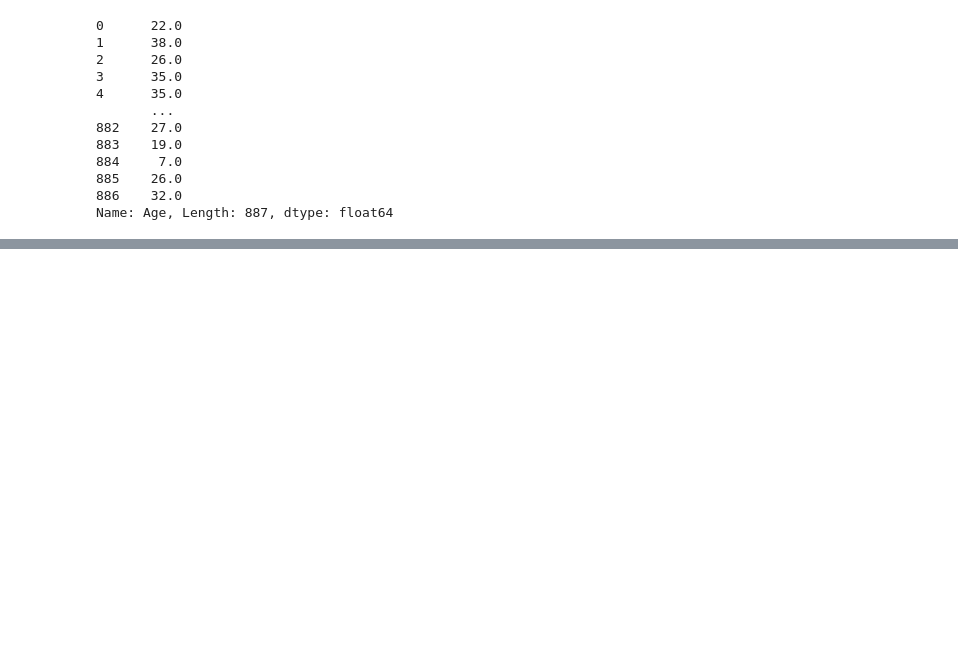
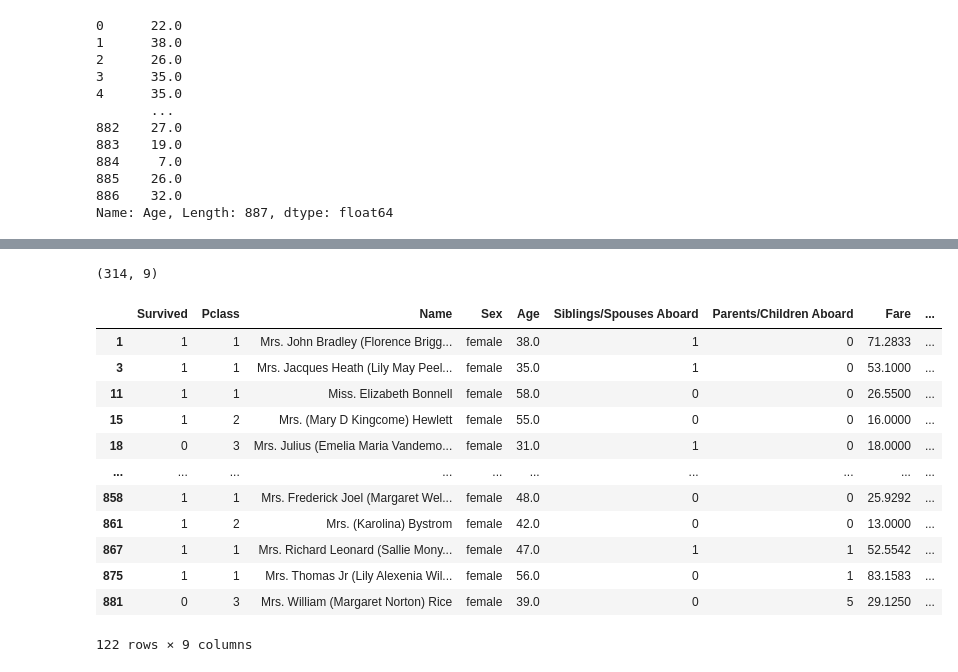
Before and after one commit to Subodhoraw/PRACTICE, a Jupyter notebook: python recap/dataana.ipynb, the cells around one changed output, grey strips where cells are left out. Drawn from its saved outputs; the diff is of its cells as text; code cells hidden in the pictures; blank space fills up the shorter version.

```diff
--- a/python recap/dataana.ipynb
+++ b/python recap/dataana.ipynb
@@ -107,0 +164,20 @@ df['Fare_per_person'] = df['Fare']/(df['Siblings/Spouses Aboard'] + df['Parents/
+# %%
+df[df['Sex'] =='female'].shape
+# %% [output]
+(314, 9)
+# %%
+df[(df['Sex']=='female') &(df['Age'] >30)]
+# %% [output]
+|  | Survived | Pclass | Name | Sex | Age | Siblings/Spouses Aboard | Parents/Children Aboard | Fare | ... |
+| 1 | 1 | 1 | Mrs. John Bradley (Florence Brigg... | female | 38.0 | 1 | 0 | 71.2833 | ... |
+| 3 | 1 | 1 | Mrs. Jacques Heath (Lily May Peel... | female | 35.0 | 1 | 0 | 53.1000 | ... |
+| 11 | 1 | 1 | Miss. Elizabeth Bonnell | female | 58.0 | 0 | 0 | 26.5500 | ... |
+| 15 | 1 | 2 | Mrs. (Mary D Kingcome) Hewlett | female | 55.0 | 0 | 0 | 16.0000 | ... |
+| 18 | 0 | 3 | Mrs. Julius (Emelia Maria Vandemo... | female | 31.0 | 1 | 0 | 18.0000 | ... |
+| ... | ... | ... | ... | ... | ... | ... | ... | ... | ... |
+| 858 | 1 | 1 | Mrs. Frederick Joel (Margaret Wel... | female | 48.0 | 0 | 0 | 25.9292 | ... |
+| 861 | 1 | 2 | Mrs. (Karolina) Bystrom | female | 42.0 | 0 | 0 | 13.0000 | ... |
+| 867 | 1 | 1 | Mrs. Richard Leonard (Sallie Mony... | female | 47.0 | 1 | 1 | 52.5542 | ... |
+| 875 | 1 | 1 | Mrs. Thomas Jr (Lily Alexenia Wil... | female | 56.0 | 0 | 1 | 83.1583 | ... |
+| 881 | 0 | 3 | Mrs. William (Margaret Norton) Rice | female | 39.0 | 0 | 5 | 29.1250 | ... |
+122 rows × 9 columns
```
Also changed, not shown: parts of 5 cells of this notebook.
